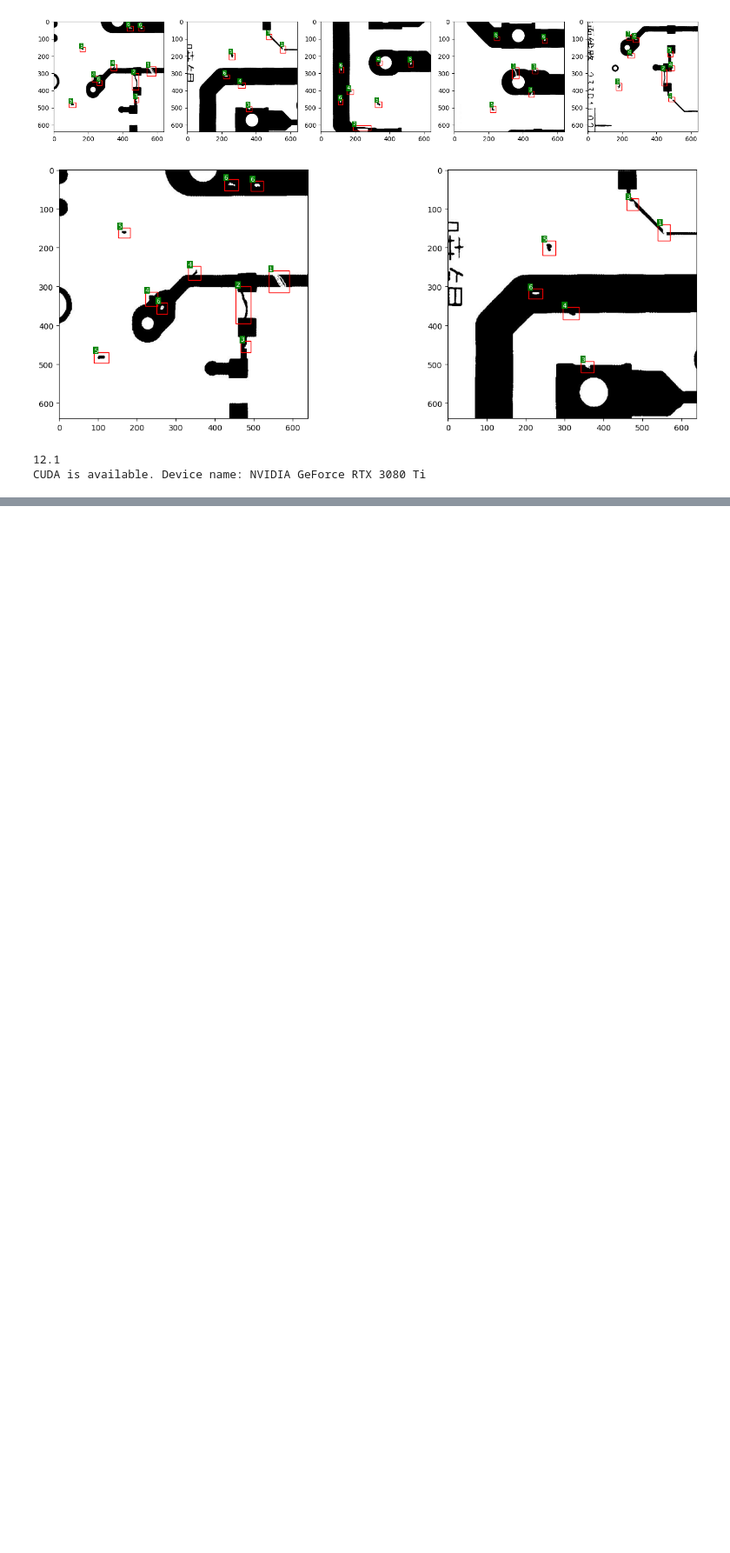
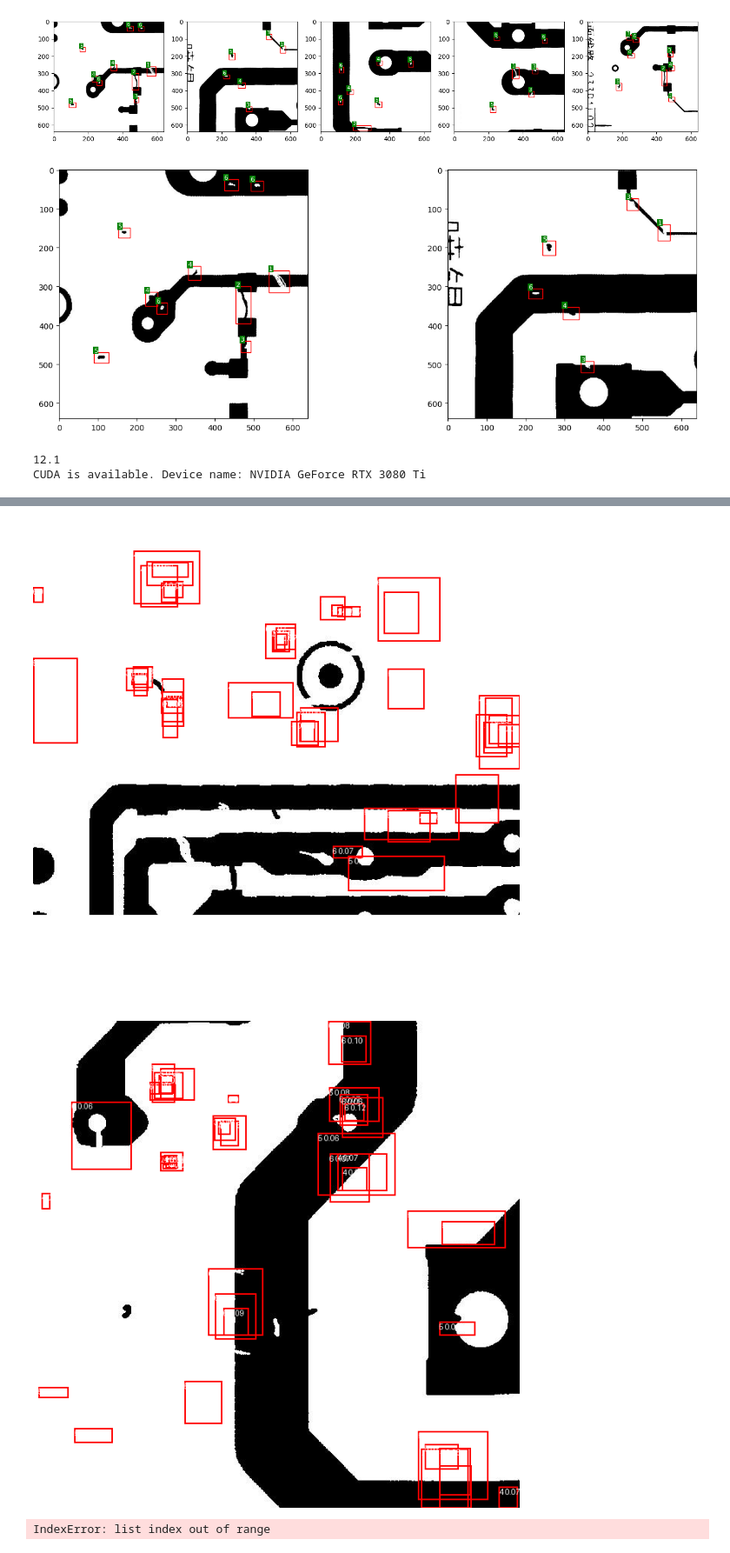
Before and after one commit to EarthenPotato/FYP, a Jupyter notebook: test copy.ipynb, the cells around one changed output, grey strips where cells are left out. Shown at 87% size. Drawn from its saved outputs; the diff is of its cells as text; code cells hidden in the pictures; blank space fills up the shorter version.

Commit message:
finally got the model working need to fine tune now the not implemented error is cause by wrong version of the torch and torchvision

```diff
--- a/test copy.ipynb
+++ b/test copy.ipynb
@@ -418,0 +329,20 @@ with torch.no_grad():
+# %%
+from torchvision.ops import nms
+
+nms_outputs = []
+for output in all_outputs:
+
+    boxes = output['boxes']
+    scores = output['scores']
+    labels = output['labels']
+    print("out_bbox",boxes.shape)
+
+    keep = nms(boxes, scores, 0.5)
+
+
+    nms_outputs.append({
+        'boxes': boxes[keep],
+        'labels': labels[keep],
+        'scores': scores[keep]
+    })
+    print("keep",boxes[keep].shape)
@@ -418,0 +367,23 @@ with torch.no_grad():
+# %%
+from PIL import Image, ImageDraw
+
+for i in range(4):
+    output = nms_outputs[i]
+    boxes = output['boxes']
+    labels = output['labels']
+    scores = output['scores']
+
+    img_tensor = data[0][i]
+    img_pil = Image.fromarray(img_tensor.cpu().mul(255).permute(1, 2, 0).byte().numpy())
+    draw = ImageDraw.Draw(img_pil)
+
+    for box, label, score in zip(boxes, labels, scores):
+        box = box.cpu().numpy()
+        draw.rectangle([(box[0], box[1]), (box[2], box[3])], outline='red', width=2)
+        draw.text((box[0], box[1]), f'{label} {score:.2f}', fill='white')
+
+    display(img_pil)
+# %% [output]
+[figure, added]
+[figure, added]
+IndexError: list index out of range
```
Also changed, not shown: parts of 10 cells of this notebook.
